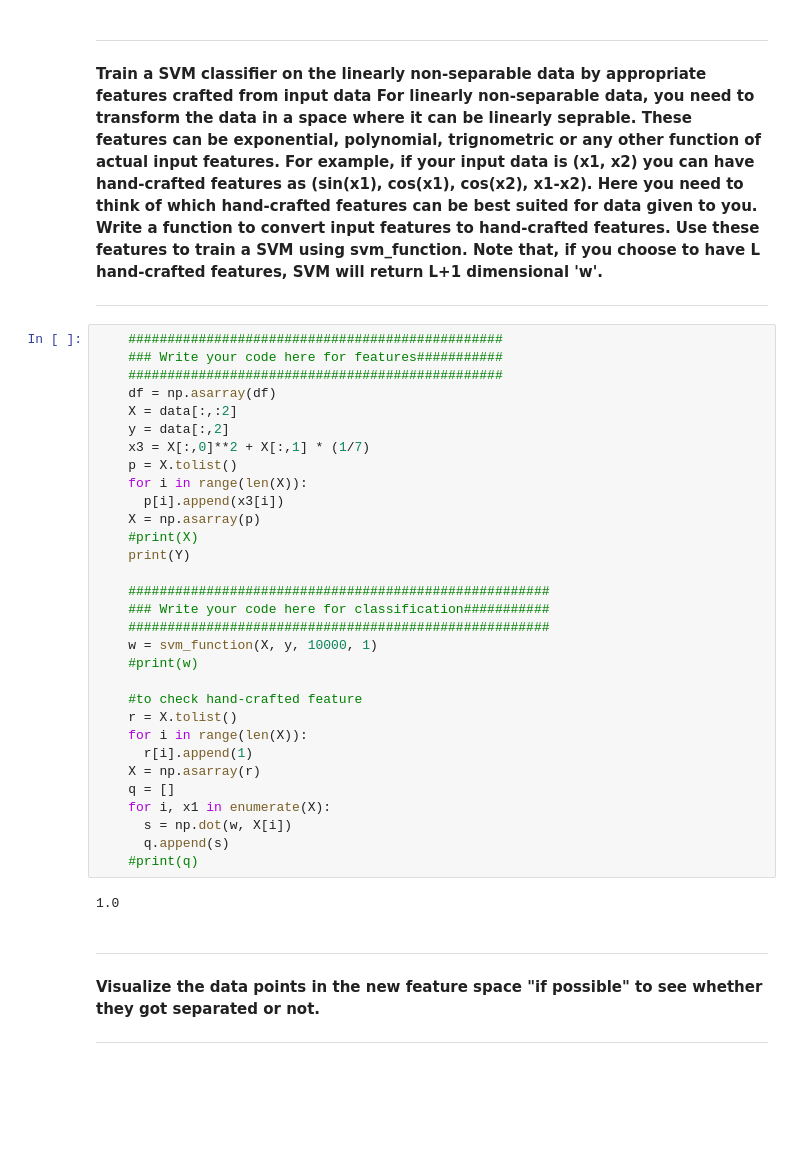
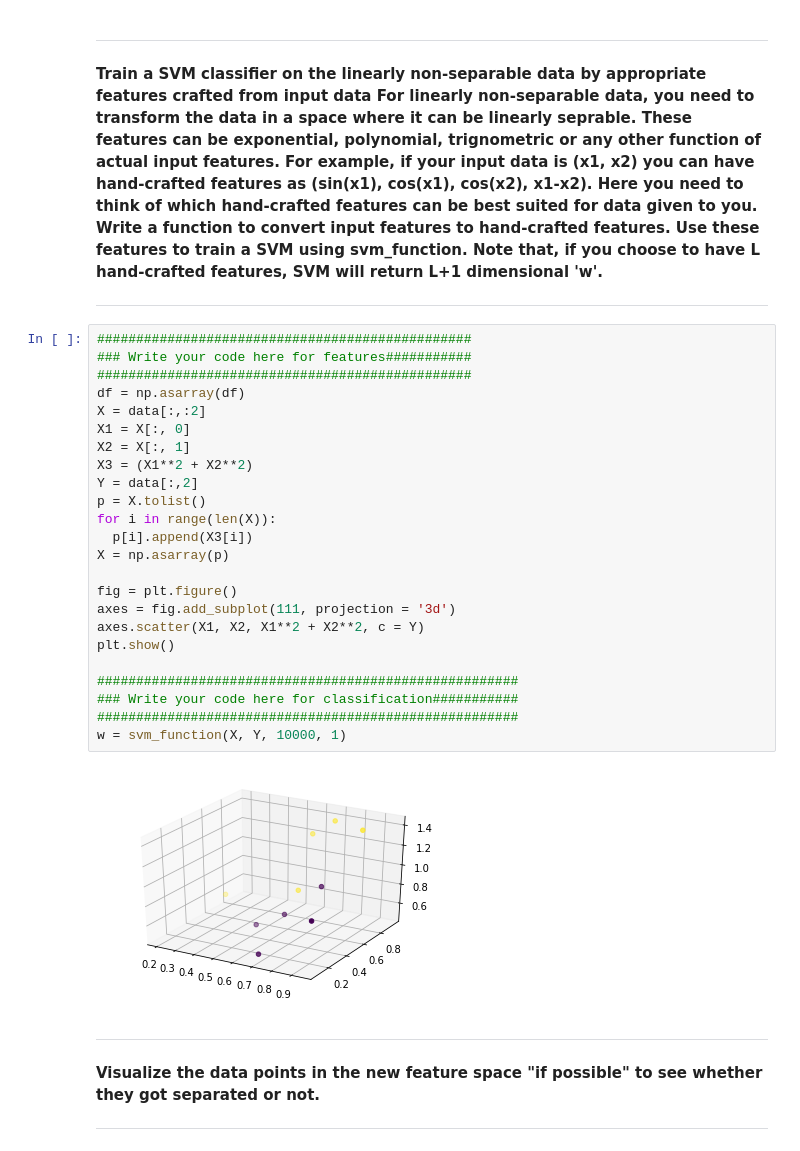
Before and after one commit to harshapriyanka/MachineLearning, a Jupyter notebook: SHALA-2020/Assignments/MachineLearning/L5/SVM_linear_kernelized_Assignment_Sol.ipynb, the cells around one changed output. Drawn from its saved outputs; the diff is of its cells as text; blank space fills up the shorter version.

```diff
--- a/SHALA-2020/Assignments/MachineLearning/L5/SVM_linear_kernelized_Assignment_Sol.ipynb
+++ b/SHALA-2020/Assignments/MachineLearning/L5/SVM_linear_kernelized_Assignment_Sol.ipynb
@@ -160,38 +160,31 @@ Note that, if you choose to have L hand-crafted features, SVM will return L+1 di
 
 ---
 # %%
-    ################################################
-    ### Write your code here for features###########
-    ################################################
-    df = np.asarray(df)
-    X = data[:,:2]
-    y = data[:,2]
-    x3 = X[:,0]**2 + X[:,1] * (1/7)
-    p = X.tolist()
-    for i in range(len(X)):
-      p[i].append(x3[i])
-    X = np.asarray(p)
-    #print(X)
-    print(Y)
+################################################
+### Write your code here for features###########
+################################################
+df = np.asarray(df)
+X = data[:,:2]
+X1 = X[:, 0]
+X2 = X[:, 1]
+X3 = (X1**2 + X2**2)
+Y = data[:,2]
+p = X.tolist()
+for i in range(len(X)):
+  p[i].append(X3[i])
+X = np.asarray(p)
 
-    ######################################################
-    ### Write your code here for classification###########
-    ######################################################
-    w = svm_function(X, y, 10000, 1)
-    #print(w)
+fig = plt.figure()
+axes = fig.add_subplot(111, projection = '3d')
+axes.scatter(X1, X2, X1**2 + X2**2, c = Y)
+plt.show()
 
-    #to check hand-crafted feature
-    r = X.tolist()
-    for i in range(len(X)):
-      r[i].append(1)
-    X = np.asarray(r)
-    q = []
-    for i, x1 in enumerate(X):
-      s = np.dot(w, X[i])
-      q.append(s)
-    #print(q)
+######################################################
+### Write your code here for classification###########
+######################################################
+w = svm_function(X, Y, 10000, 1)
 # %% [output]
-1.0
+[figure, added]
 # %% [markdown]
 
 
```
Also changed, not shown: parts of 6 cells of this notebook.
